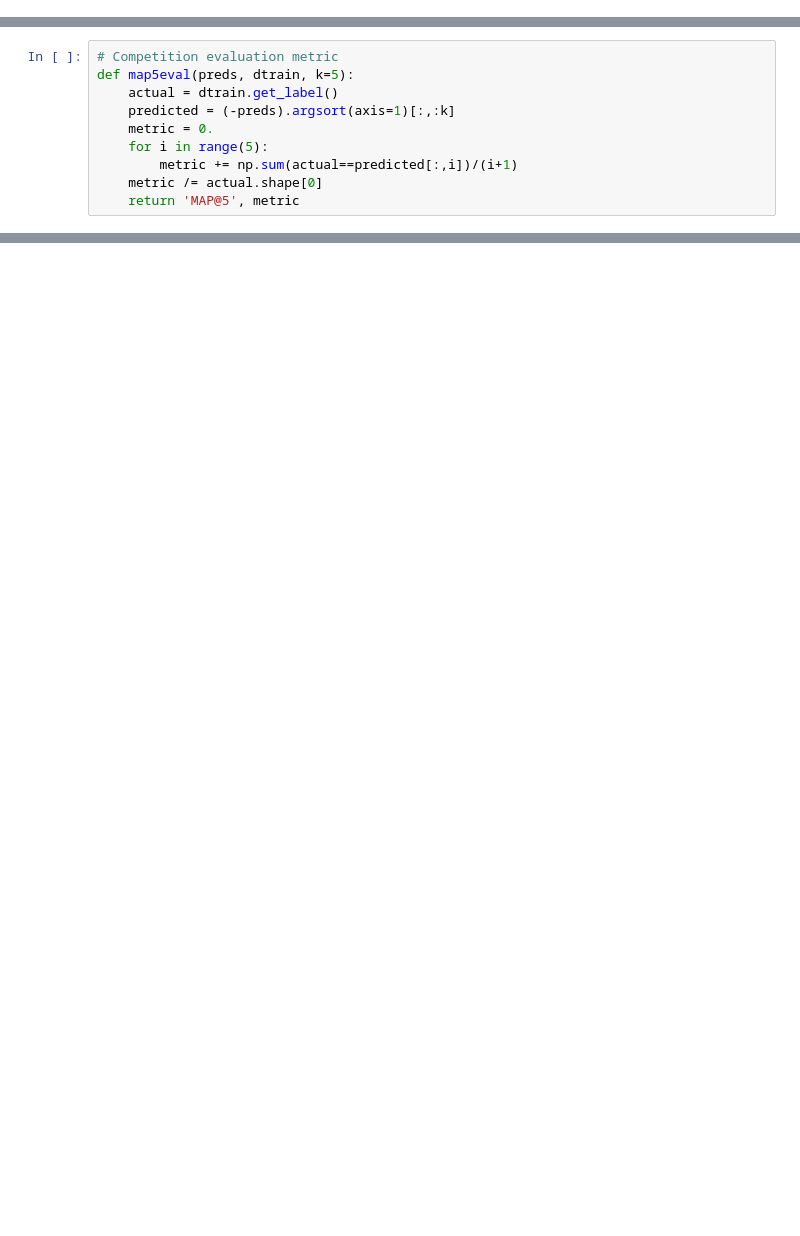
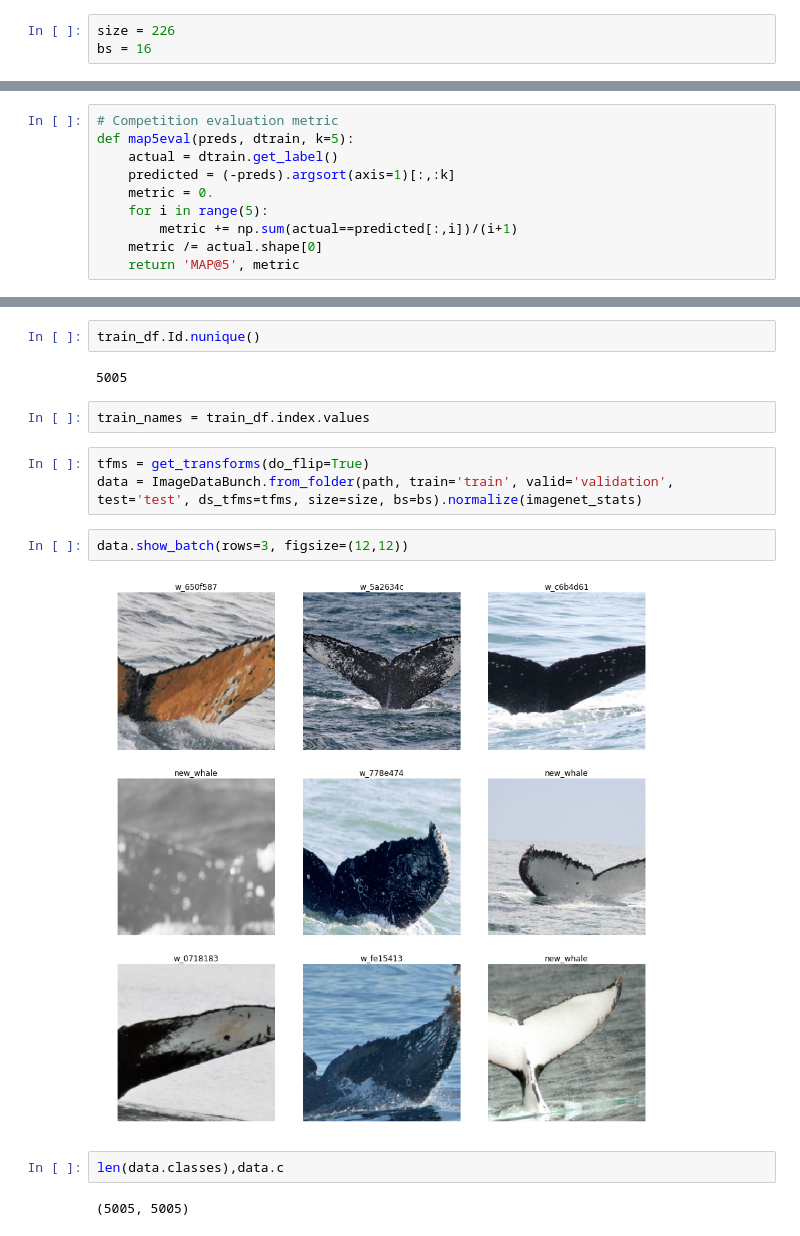
Before and after one commit to scouvreur/HumpbackWhaleIdentification, a Jupyter notebook: model.ipynb, the cells around one changed output, grey strips where cells are left out. Saved outputs shown, nothing was run; the diff lists cells and outputs as text; blank space fills up the shorter version.

Commit message:
[Model] Full pipeline from data loading to submission file

```diff
--- a/model.ipynb
+++ b/model.ipynb
@@ -3,0 +5,3 @@ from fastai.vision import *
+# %%
+size = 226
+bs = 16
@@ -53,0 +69,17 @@ data.classes
+# %%
+train_df.Id.nunique()
+# %% [output]
+5005
+# %%
+train_names = train_df.index.values
+# %%
+tfms = get_transforms(do_flip=True)
+data = ImageDataBunch.from_folder(path, train='train', valid='validation', test='test', ds_tfms=tfms, size=size, bs=bs).normalize(imagenet_stats)
+# %%
+data.show_batch(rows=3, figsize=(12,12))
+# %% [output]
+[figure, added]
+# %%
+len(data.classes),data.c
+# %% [output]
+(5005, 5005)
```
Also changed, not shown: parts of 37 cells of this notebook.
